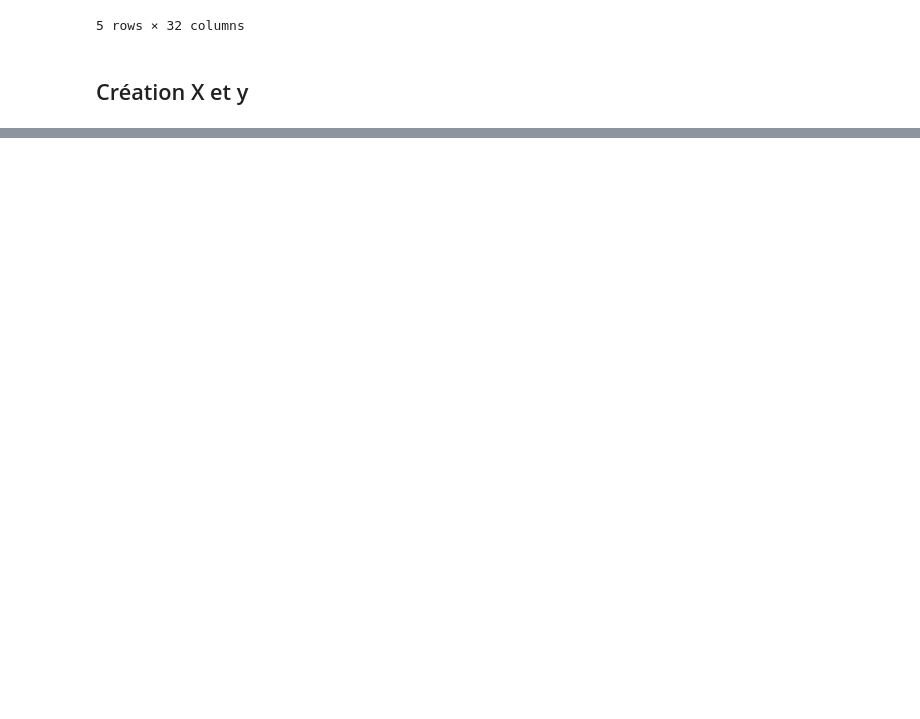
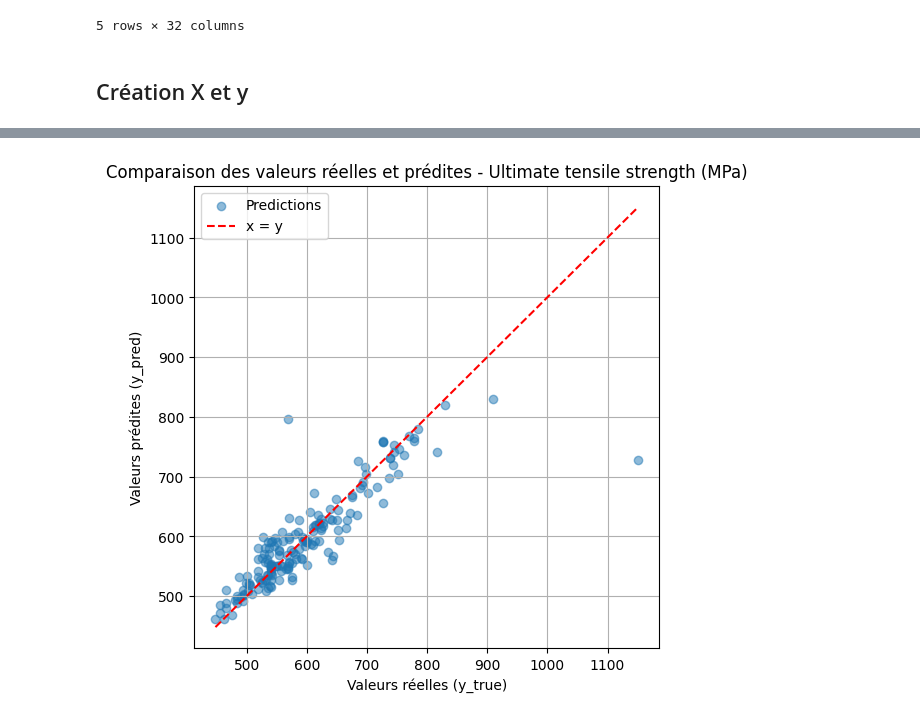
Before and after one commit to irenedagherr/ApprentissageAutomatiqueProjet, a Jupyter notebook: 5 - Implementation ML/MLsupervised.ipynb, the cells around one changed output, grey strips where cells are left out. Cells and saved outputs as stored; diff of their text form; code cells hidden in the pictures; blank space fills up the shorter version.

```diff
--- a/5 - Implementation ML/MLsupervised.ipynb
+++ b/5 - Implementation ML/MLsupervised.ipynb
@@ -537,0 +548,4 @@ results_dict['Charpy impact toughness (J)'].sort_values(by='R2_Test', ascending=
+# %%
+plot_predictions(y_preds_dict, 'Ultimate tensile strength (MPa)', 'y_true_test_Gradient Boosting', 'y_pred_test_Gradient Boosting')
+# %% [output]
+[figure, added]
```
Also changed, not shown: parts of 19 cells of this notebook, 6 other files.
